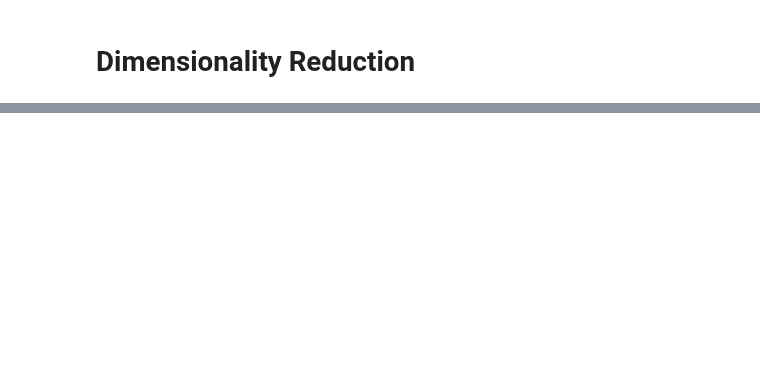
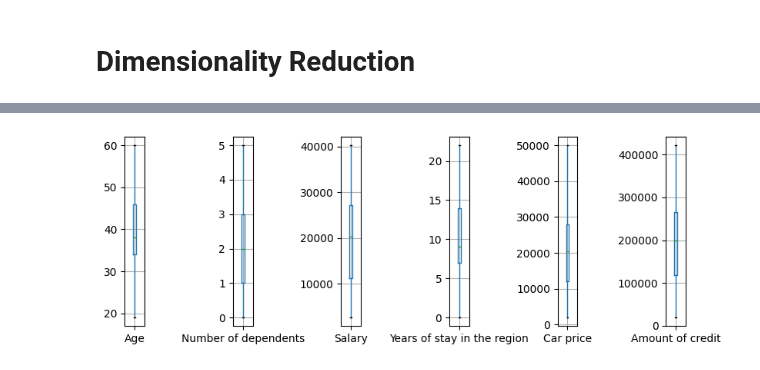
Before and after one commit to Data-Mining-HSE/dimentionality_reduction, a Jupyter notebook: report.ipynb, the cells around one changed output, grey strips where cells are left out. Saved outputs shown, nothing was run; the diff lists cells and outputs as text; code cells hidden in the pictures; blank space fills up the shorter version.

Commit message:
visualize

```diff
--- a/report.ipynb
+++ b/report.ipynb
@@ -24,0 +26,4 @@ get_histograms(dataset)
+# %%
+get_boxplot(dataset)
+# %% [output]
+[figure, added]
```
Also changed, not shown: parts of 2 cells of this notebook, 2 other files.
